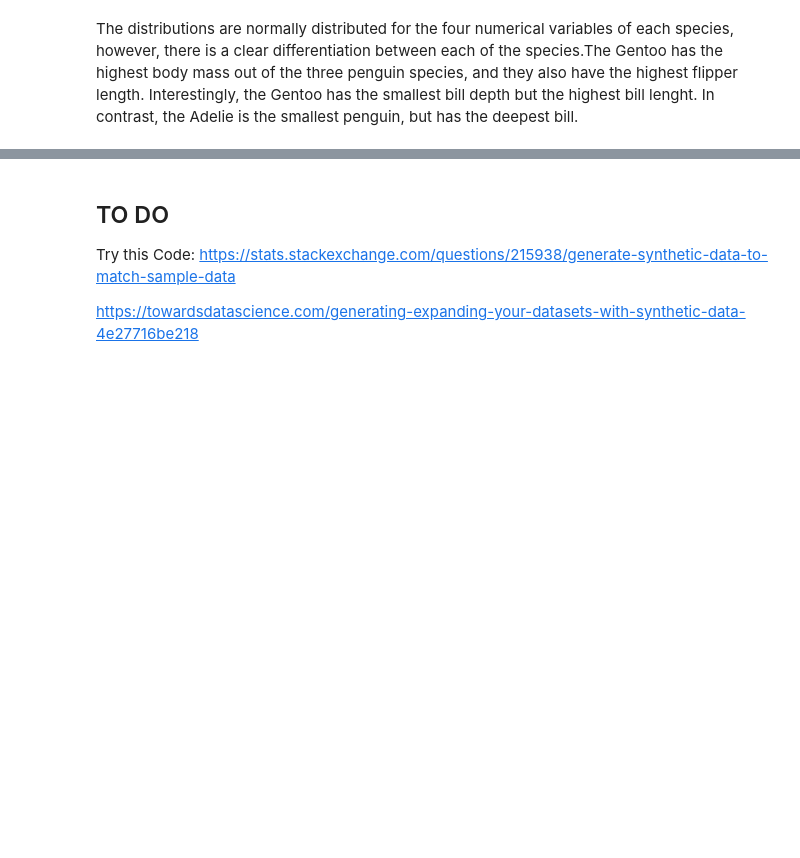
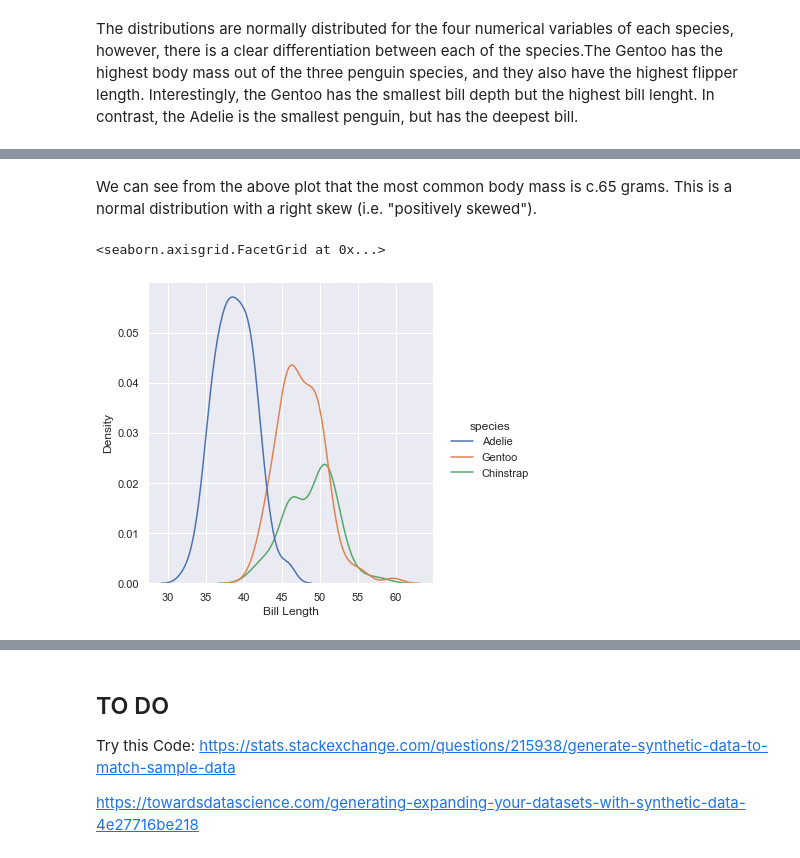
Before and after one commit to jbrad88/pda-project, a Jupyter notebook: pda-project.ipynb, the cells around one changed output, grey strips where cells are left out. Saved outputs shown, nothing was run; the diff lists cells and outputs as text; code cells hidden in the pictures; blank space fills up the shorter version.

```diff
--- a/pda-project.ipynb
+++ b/pda-project.ipynb
@@ -138,0 +117,8 @@ knn.fit(inputs_train, outputs_train)
+# %% [markdown]
+We can see from the above plot that the most common body mass is c.65 grams. This is a normal distribution with a right skew (i.e. "positively skewed").
+# %%
+bl = sns.displot(df, x="bill_length", hue="species", kind = "kde")
+bl.set(xlabel = "Bill Length")
+# %% [output]
+<seaborn.axisgrid.FacetGrid at 0x...>
+[figure, added]
```
Also changed, not shown: parts of 29 cells of this notebook, 2 other files.
